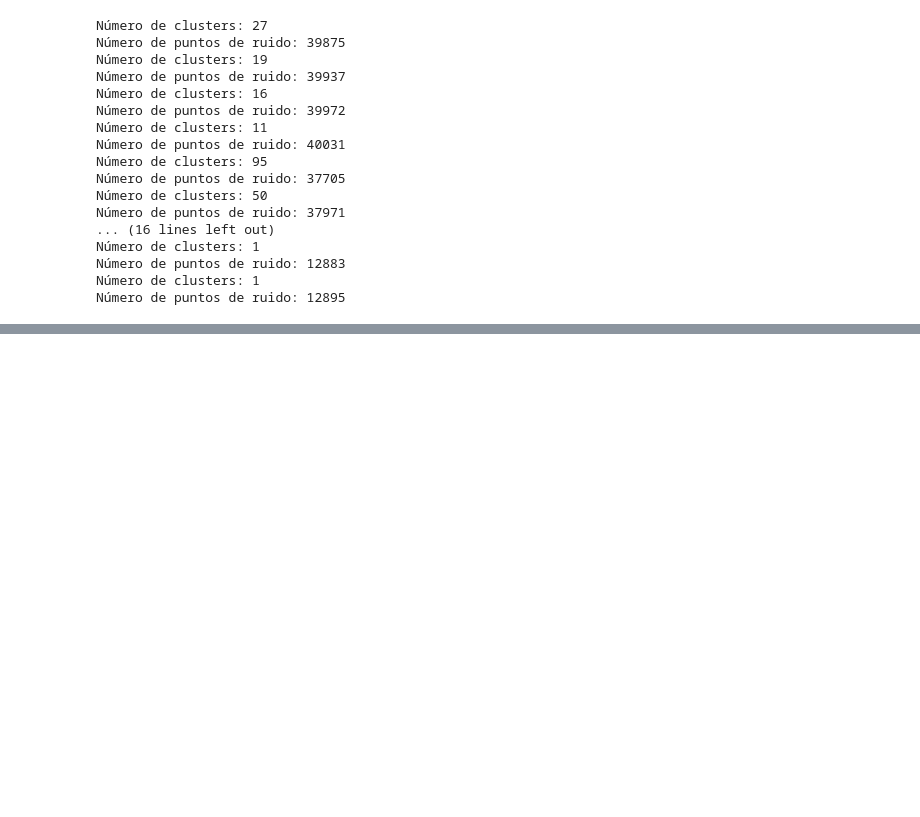
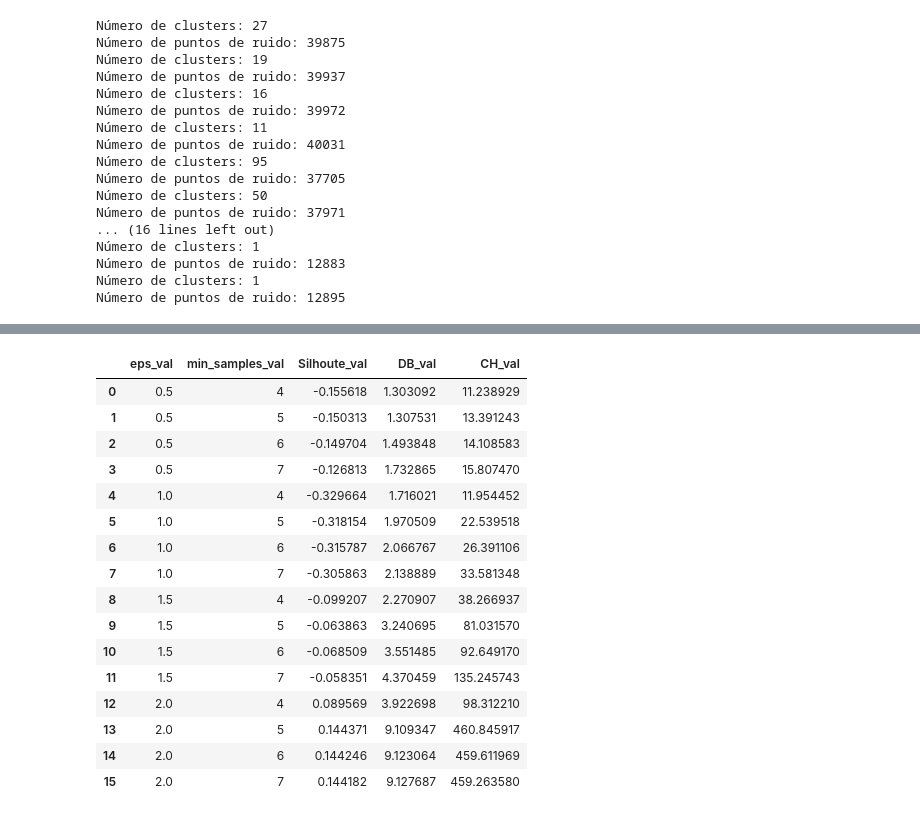
Before and after one commit to LailaBulh/Procesamiento_Lenguaje_Natural, a Jupyter notebook: Agrupamiento_textos_LB.ipynb, the cells around one changed output, grey strips where cells are left out. Drawn from its saved outputs; the diff is of its cells as text; code cells hidden in the pictures; blank space fills up the shorter version.

```diff
--- a/Agrupamiento_textos_LB.ipynb
+++ b/Agrupamiento_textos_LB.ipynb
@@ -327,0 +324,22 @@ Número de puntos de ruido: 40250
+# %%
+resultados_df = pd.DataFrame(resultados)
+
+resultados_df
+# %% [output]
+|  | eps_val | min_samples_val | Silhoute_val | DB_val | CH_val |
+| 0 | 0.5 | 4 | -0.155618 | 1.303092 | 11.238929 |
+| 1 | 0.5 | 5 | -0.150313 | 1.307531 | 13.391243 |
+| 2 | 0.5 | 6 | -0.149704 | 1.493848 | 14.108583 |
+| 3 | 0.5 | 7 | -0.126813 | 1.732865 | 15.807470 |
+| 4 | 1.0 | 4 | -0.329664 | 1.716021 | 11.954452 |
+| 5 | 1.0 | 5 | -0.318154 | 1.970509 | 22.539518 |
+| 6 | 1.0 | 6 | -0.315787 | 2.066767 | 26.391106 |
+| 7 | 1.0 | 7 | -0.305863 | 2.138889 | 33.581348 |
+| 8 | 1.5 | 4 | -0.099207 | 2.270907 | 38.266937 |
+| 9 | 1.5 | 5 | -0.063863 | 3.240695 | 81.031570 |
+| 10 | 1.5 | 6 | -0.068509 | 3.551485 | 92.649170 |
+| 11 | 1.5 | 7 | -0.058351 | 4.370459 | 135.245743 |
+| 12 | 2.0 | 4 | 0.089569 | 3.922698 | 98.312210 |
+| 13 | 2.0 | 5 | 0.144371 | 9.109347 | 460.845917 |
+| 14 | 2.0 | 6 | 0.144246 | 9.123064 | 459.611969 |
+| 15 | 2.0 | 7 | 0.144182 | 9.127687 | 459.263580 |
```
Also changed, not shown: parts of 11 cells of this notebook.
